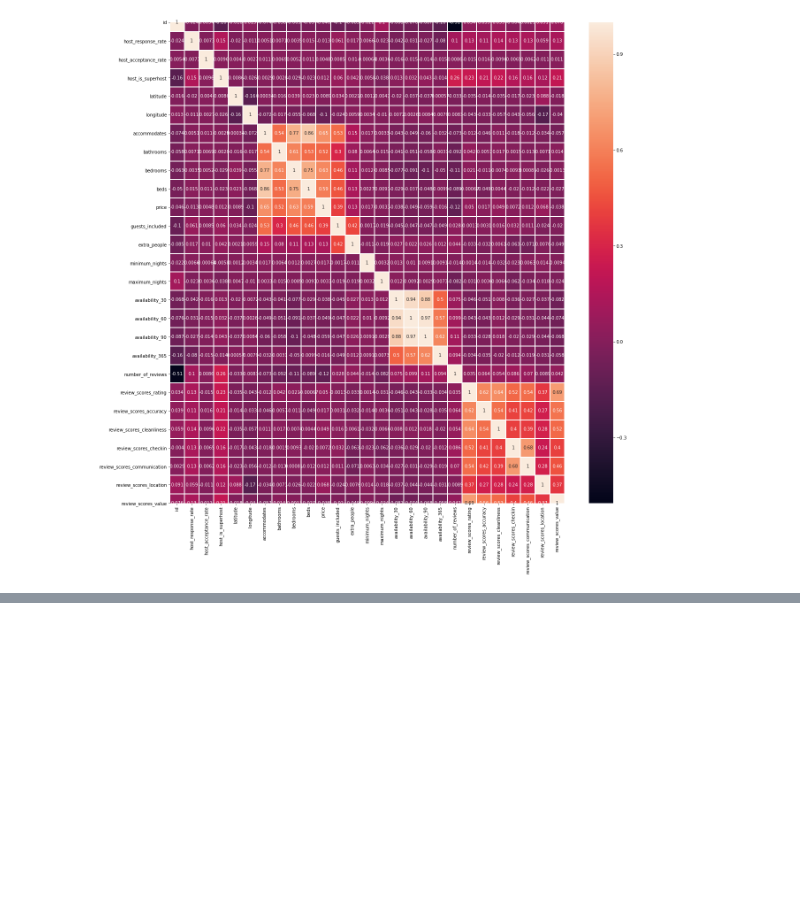
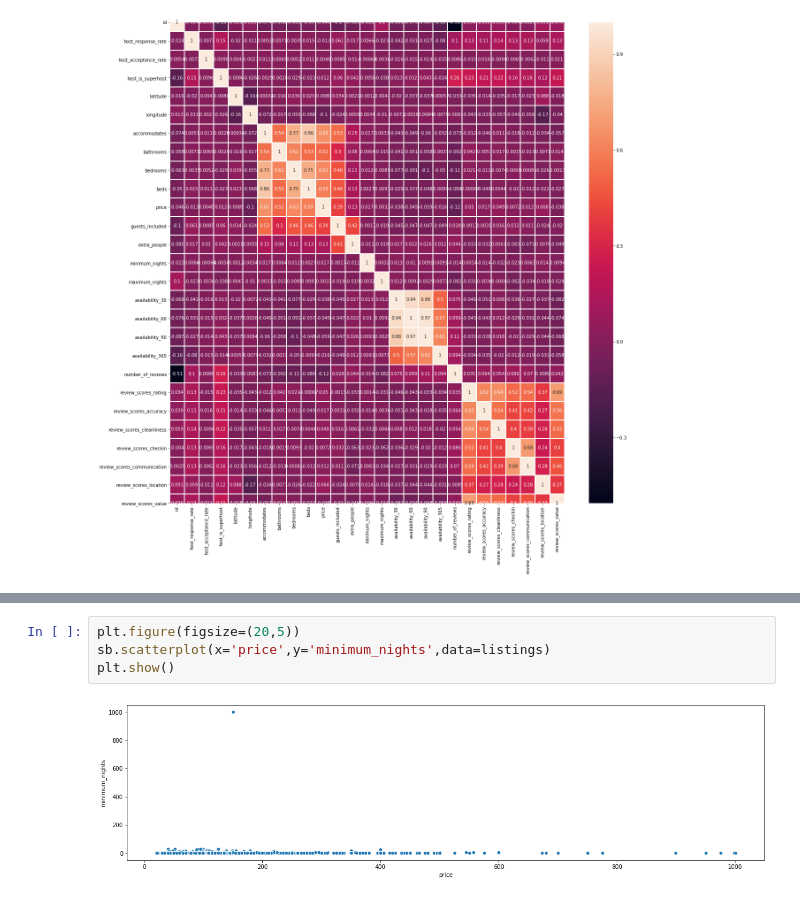
Before and after one commit to wjingyao/1015, a Jupyter notebook: Airbnb.ipynb, the cells around one changed output, grey strips where cells are left out. Drawn from its saved outputs; the diff is of its cells as text; blank space fills up the shorter version.

```diff
--- a/Airbnb.ipynb
+++ b/Airbnb.ipynb
@@ -88,0 +79,6 @@ sb.heatmap(listingsCorr, linewidths = 1, annot = True, annot_kws = {"size": 10})
+# %%
+plt.figure(figsize=(20,5))
+sb.scatterplot(x='price',y='minimum_nights',data=listings)
+plt.show()
+# %% [output]
+[figure, added]
```
Also changed, not shown: parts of 8 cells of this notebook.
